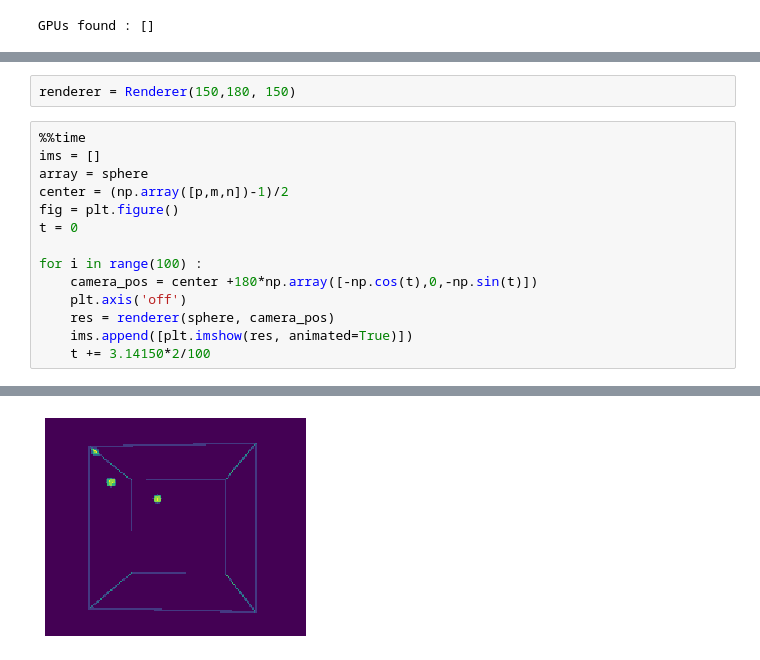
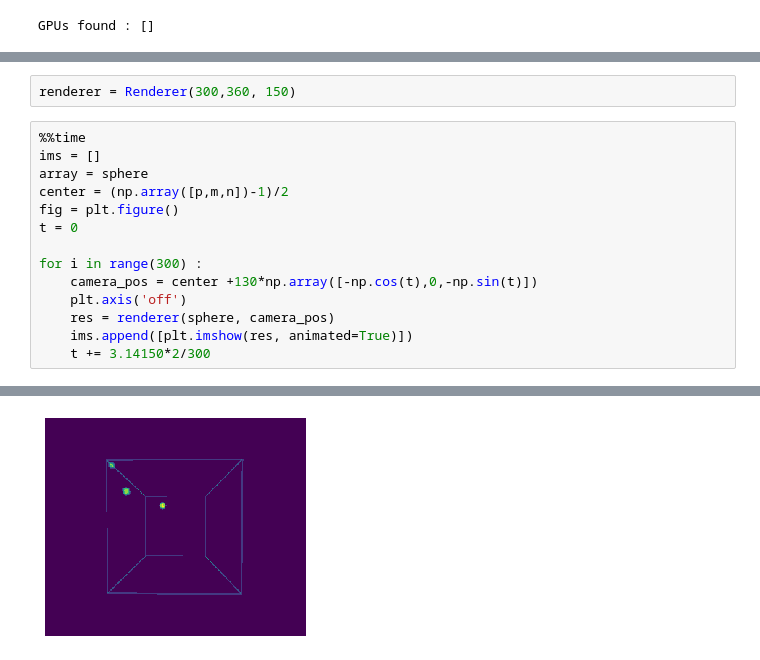
Before and after one commit to leoHeidel/stable-fluids, a Jupyter notebook: 3d-renderer-demo.ipynb, the cells around one changed output, grey strips where cells are left out. Drawn from its saved outputs; the diff is of its cells as text.

```diff
--- a/3d-renderer-demo.ipynb
+++ b/3d-renderer-demo.ipynb
@@ -33,5 +33,5 @@ Wall time: 10.8 s
 # %%
-renderer = Renderer(150,180, 150)
+renderer = Renderer(300,360, 150)
 # %%
 %%time
 ims = []
@@ -40,10 +40,10 @@ center = (np.array([p,m,n])-1)/2
 fig = plt.figure()
 t = 0
 
-for i in range(100) :
-    camera_pos = center +180*np.array([-np.cos(t),0,-np.sin(t)])
+for i in range(300) :
+    camera_pos = center +130*np.array([-np.cos(t),0,-np.sin(t)])
     plt.axis('off')
     res = renderer(sphere, camera_pos)
     ims.append([plt.imshow(res, animated=True)])
-    t += 3.14150*2/100
+    t += 3.14150*2/300
 # %% [output]
@@ -52,2 +52,2 @@ Wall time: 14.6 s
-[figure, old version]
+[figure, new version]
 # %%
```
Also changed, not shown: parts of 3 cells of this notebook, 3 other files.
